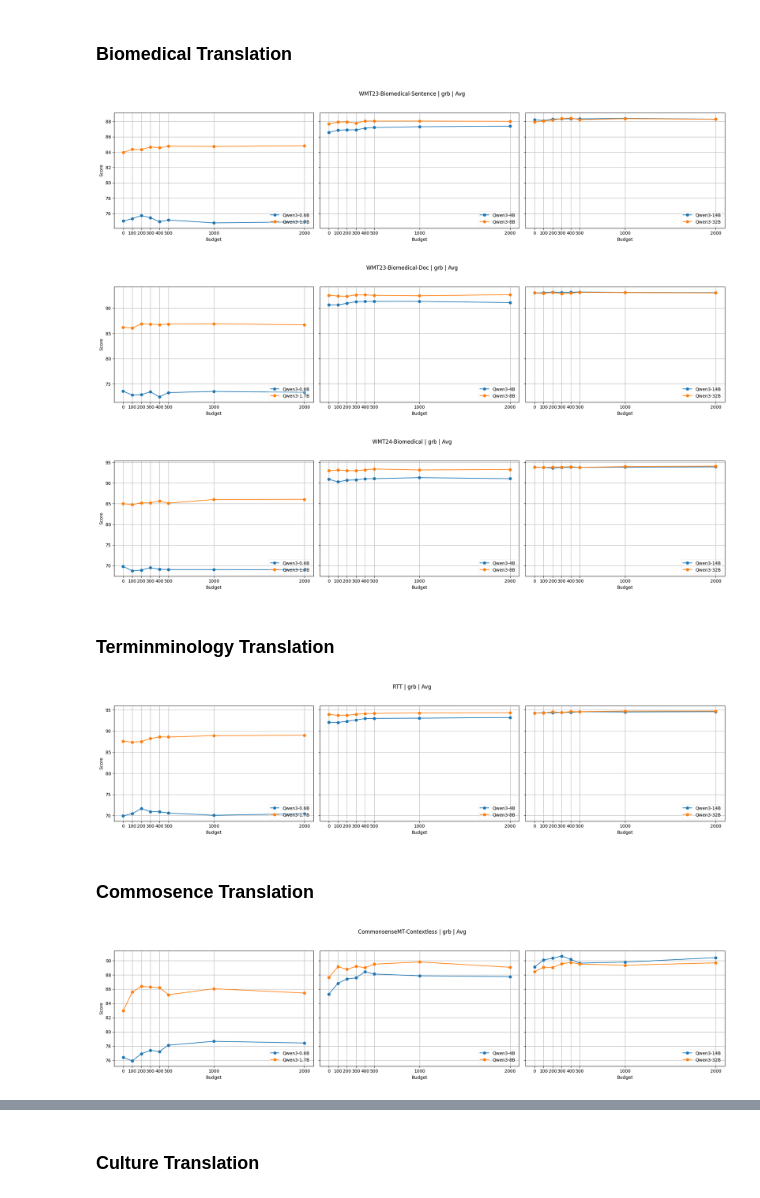
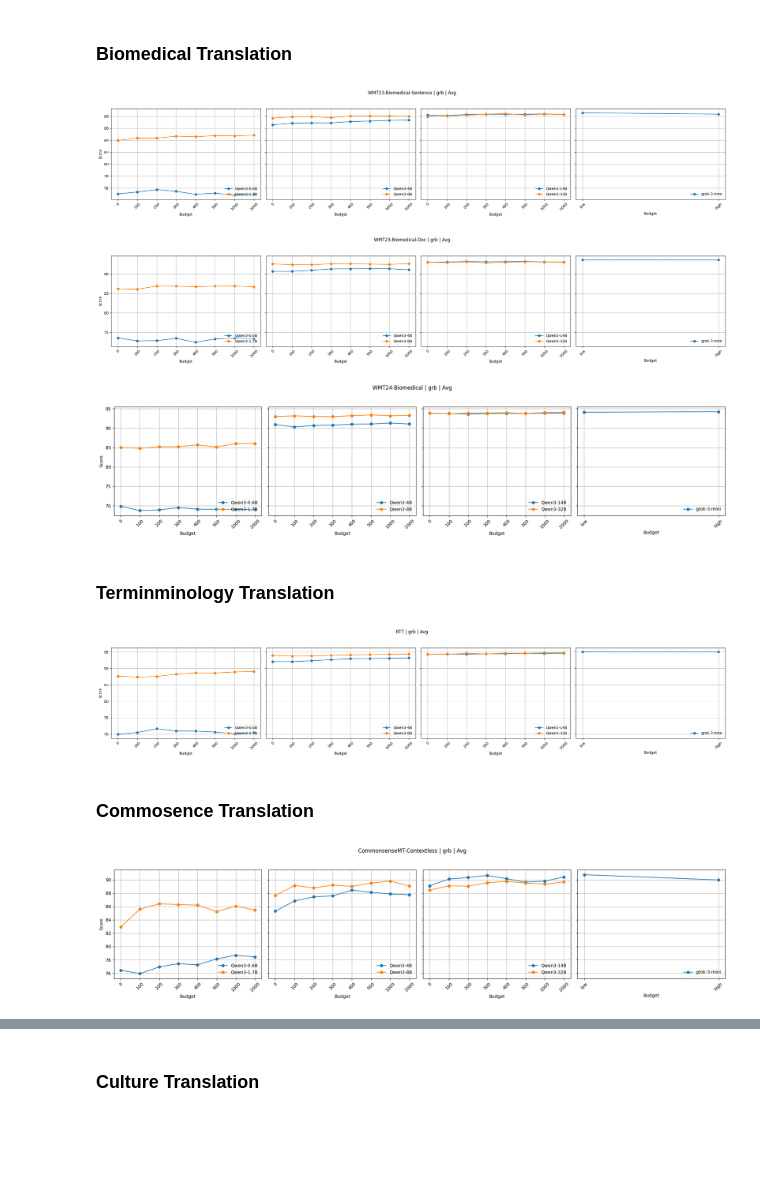
Before and after one commit to ZiHAO-LI-cmd/rm4mt, a Jupyter notebook: rm4mt_eval/analysis/analysis_grb.ipynb, the cells around one changed output, grey strips where cells are left out. Drawn from its saved outputs; the diff is of its cells as text; code cells hidden in the pictures; blank space fills up the shorter version.

Commit message:
Update analysis notebooks to adjust execution counts, enhance budget column handling, and improve visualization settings; add RAG translation sections and support for new model groups.

```diff
--- a/rm4mt_eval/analysis/analysis_grb.ipynb
+++ b/rm4mt_eval/analysis/analysis_grb.ipynb
@@ -33,7 +33,7 @@ for sheet_url in sheet_urls:
         df = get_as_dataframe(worksheet, evaluate_formulas=True)
         df = df.dropna(how='all').dropna(axis=1, how='all')
         ws_data[worksheet.title] = df
-        time.sleep(1)
+        time.sleep(2)
     all_data[sheet_url] = ws_data
 # %% [output]
 Reading Sheet: https://docs.google.com/spreadsheets/d/1yhLFAwm-sFAG2cDxDBQ6C0smcM_f5uQxYuy_clvgueM/edit?usp=sharing
@@ -184,19 +240,20 @@ def plot_models_groups_side_by_side(
 # %%
 plot_models_groups_side_by_side(
     dfs_by_metric['grb'],
     task='WMT23-Biomedical-Sentence',
     metric='grb',
     lang_pair='Avg',
     model_groups=[
         ['Qwen3-0.6B', 'Qwen3-1.7B'],
         ['Qwen3-4B', 'Qwen3-8B'],
         ['Qwen3-14B', 'Qwen3-32B'],
+        ['grok-3-mini'],
     ],
     budget_ticks=[0, 100, 200, 300, 400, 500, 1000, 2000],
-    figsize=(20, 5)
+    figsize=(24, 5)
 )
 # %% [output]
-[figure, old version]
+[figure, new version]
 # %%
 plot_models_groups_side_by_side(
     dfs_by_metric['grb'],
@@ -207,12 +264,13 @@ plot_models_groups_side_by_side(
         ['Qwen3-0.6B', 'Qwen3-1.7B'],
         ['Qwen3-4B', 'Qwen3-8B'],
         ['Qwen3-14B', 'Qwen3-32B'],
+        ['grok-3-mini'],
     ],
     budget_ticks=[0, 100, 200, 300, 400, 500, 1000, 2000],
-    figsize=(20, 5)
+    figsize=(24, 5)
 )
 # %% [output]
-[figure, old version]
+[figure, new version]
 # %%
 plot_models_groups_side_by_side(
     dfs_by_metric['grb'],
@@ -223,12 +281,13 @@ plot_models_groups_side_by_side(
         ['Qwen3-0.6B', 'Qwen3-1.7B'],
         ['Qwen3-4B', 'Qwen3-8B'],
         ['Qwen3-14B', 'Qwen3-32B'],
+        ['grok-3-mini'],
     ],
     budget_ticks=[0, 100, 200, 300, 400, 500, 1000, 2000],
     figsize=(20, 5)
 )
 # %% [output]
-[figure, old version]
+[figure, new version]
 # %% [markdown]
 ### Terminminology Translation
 # %%
@@ -241,12 +300,13 @@ plot_models_groups_side_by_side(
         ['Qwen3-0.6B', 'Qwen3-1.7B'],
         ['Qwen3-4B', 'Qwen3-8B'],
         ['Qwen3-14B', 'Qwen3-32B'],
+        ['grok-3-mini'],
     ],
     budget_ticks=[0, 100, 200, 300, 400, 500, 1000, 2000],
-    figsize=(20, 5)
+    figsize=(24, 5)
 )
 # %% [output]
-[figure, old version]
+[figure, new version]
 # %% [markdown]
 ### Commosence Translation
 # %%
@@ -259,12 +319,13 @@ plot_models_groups_side_by_side(
         ['Qwen3-0.6B', 'Qwen3-1.7B'],
         ['Qwen3-4B', 'Qwen3-8B'],
         ['Qwen3-14B', 'Qwen3-32B'],
+        ['grok-3-mini'],
     ],
     budget_ticks=[0, 100, 200, 300, 400, 500, 1000, 2000],
     figsize=(20, 5)
 )
 # %% [output]
-[figure, old version]
+[figure, new version]
 # %%
 plot_models_groups_side_by_side(
     dfs_by_metric['grb'],
```
Also changed, not shown: parts of 9 cells of this notebook, 6 other files.
